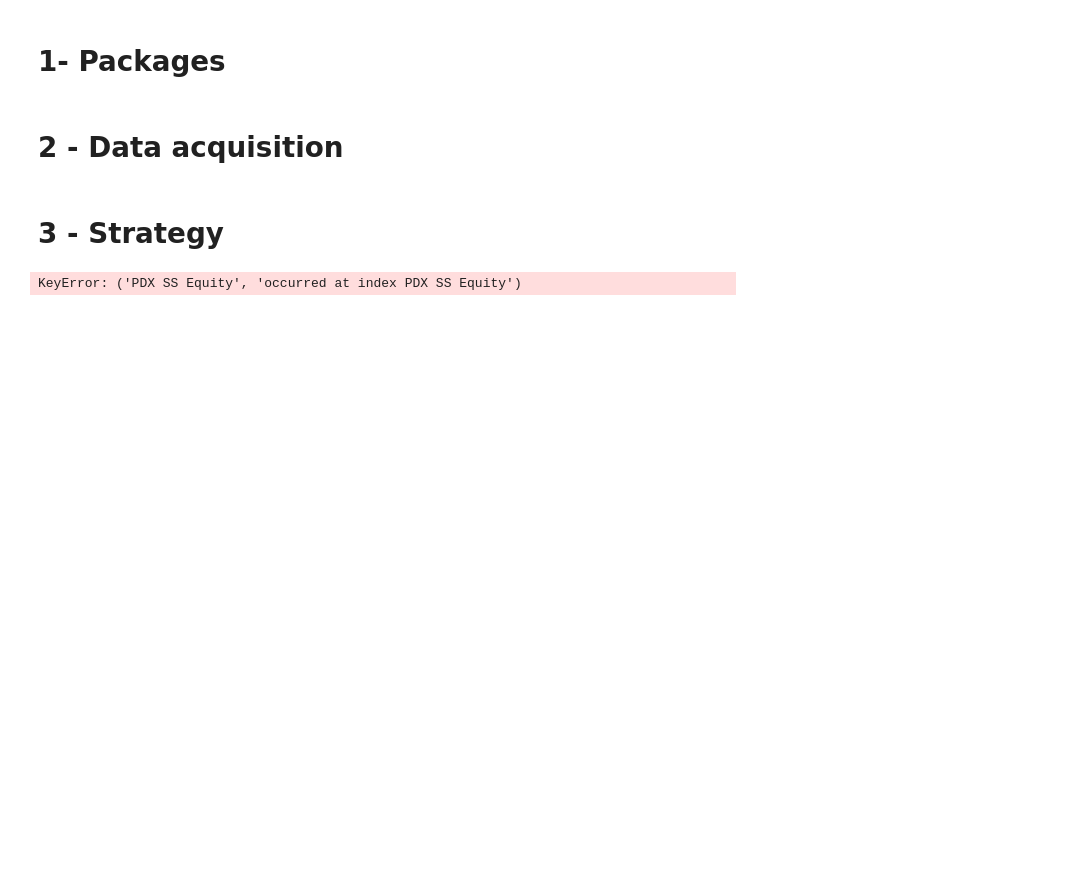
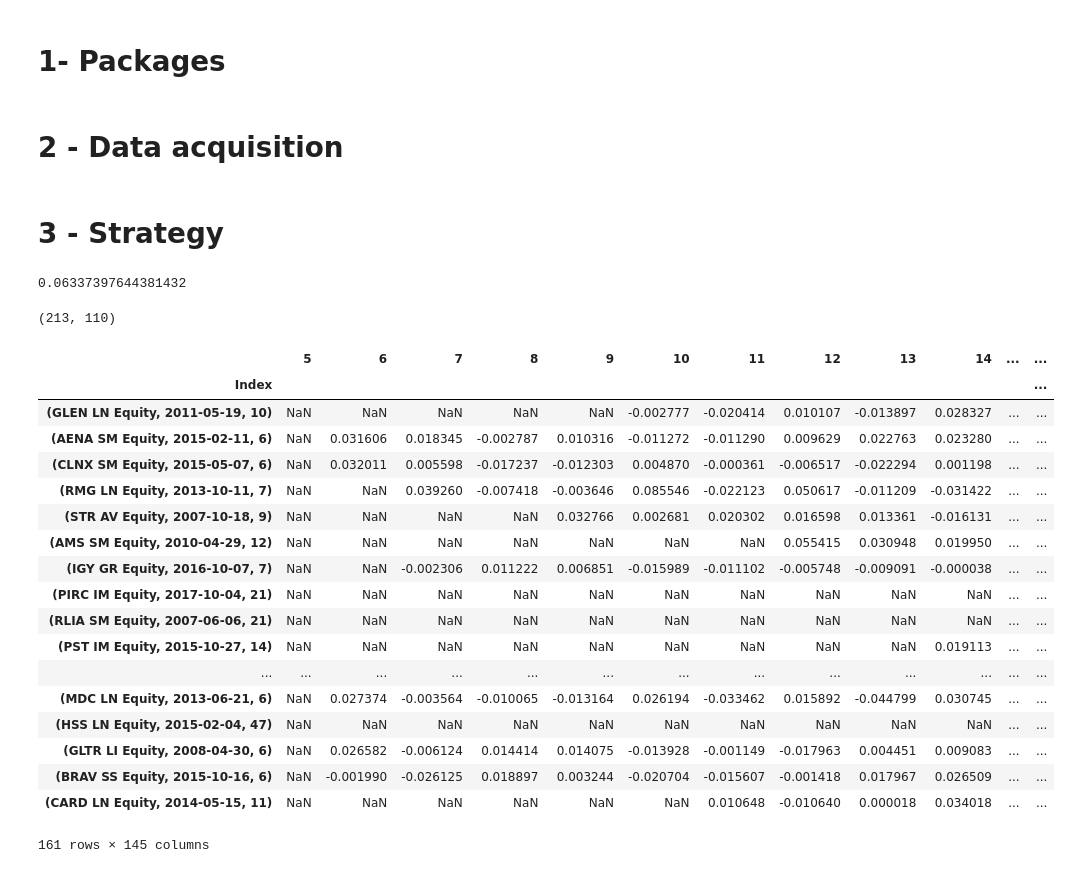
Before and after one commit to zliyclh/IPO, a Jupyter notebook: IPO.ipynb, the cells around one changed output. Drawn from its saved outputs; the diff is of its cells as text; code cells hidden in the pictures; blank space fills up the shorter version.

Commit message:
finish europe

```diff
--- a/IPO.ipynb
+++ b/IPO.ipynb
@@ -31,18 +31,46 @@ abs_return_Europe,rel_return_Europe=get_return(price_Europe,index_Europe)
 # %% [markdown]
 # 3 - Strategy
 # %%
-def IPO_long(data_df,price_df,return_df,Size,Open,Volume,liquidity_constraint,start_day,end_day):
+def IPO_long(data_df,price_df,return_df,Size,Open,Volume,liquidity_constraint,start_day,end_day,holding):
     target_data=data_df[(data_df["Market_cap"]>=Size)&(data_df["Offer_Day1_Open"]>Open)&(data_df["Volume_shares"]>Volume)&(data_df["5d_liquidity"]>liquidity_constraint)]
     target_price=price_df.loc[target_data.index.tolist()]
     high_evaluate=(target_price.expanding(min_periods=start_day,axis=1).max()==target_price).iloc[:,start_day-1:end_day]
     high_evaluate=high_evaluate[high_evaluate==True].dropna(how='all',axis=0)
     trade_day=high_evaluate.apply(lambda x:x.tolist().index(1.0),axis=1)
     target_return=return_df.loc[trade_day.index]
-    signal_df=target_return.apply(lambda x:x[5-1+day[x.name]:5-1+day[x.name]+40],axis=1).shift(1,axis=1)
+    signal_df=target_return.apply(lambda x:x[5-1+trade_day[x.name]:5-1+trade_day[x.name]+holding],axis=1).shift(1,axis=1)
     signal_df["Index"]=signal_df.apply(lambda x:(x.name,data_df["IPO_date"].loc[x.name].date(),trade_day[x.name]+6),axis=1)
     signal_df=signal_df.set_index("Index")
     return signal_df
 # %%
-signal_df=IPO_long(Europe,price_Europe,rel_return_Europe,500,0.1,0.25,5,5,50)
+signal_Europe=IPO_long(Europe,price_Europe,rel_return_Europe,300,-1,0.1,5,5,100,40)
-# %% [output]
-KeyError: ('PDX SS Equity', 'occurred at index PDX SS Equity')
+# %%
+signal_Europe.sum(axis=1).mean()
+# %% [output]
+0.06337397644381432
+# %%
+signal_Europe.shape
+# %% [output]
+(213, 110)
+# %%
+signal_Europe
+# %% [output]
+|  | 5 | 6 | 7 | 8 | 9 | 10 | 11 | 12 | 13 | 14 | ... | ... |
+| Index |  |  |  |  |  |  |  |  |  |  |  | ... |
+| (GLEN LN Equity, 2011-05-19, 10) | NaN | NaN | NaN | NaN | NaN | -0.002777 | -0.020414 | 0.010107 | -0.013897 | 0.028327 | ... | ... |
+| (AENA SM Equity, 2015-02-11, 6) | NaN | 0.031606 | 0.018345 | -0.002787 | 0.010316 | -0.011272 | -0.011290 | 0.009629 | 0.022763 | 0.023280 | ... | ... |
+| (CLNX SM Equity, 2015-05-07, 6) | NaN | 0.032011 | 0.005598 | -0.017237 | -0.012303 | 0.004870 | -0.000361 | -0.006517 | -0.022294 | 0.001198 | ... | ... |
+| (RMG LN Equity, 2013-10-11, 7) | NaN | NaN | 0.039260 | -0.007418 | -0.003646 | 0.085546 | -0.022123 | 0.050617 | -0.011209 | -0.031422 | ... | ... |
+| (STR AV Equity, 2007-10-18, 9) | NaN | NaN | NaN | NaN | 0.032766 | 0.002681 | 0.020302 | 0.016598 | 0.013361 | -0.016131 | ... | ... |
+| (AMS SM Equity, 2010-04-29, 12) | NaN | NaN | NaN | NaN | NaN | NaN | NaN | 0.055415 | 0.030948 | 0.019950 | ... | ... |
+| (IGY GR Equity, 2016-10-07, 7) | NaN | NaN | -0.002306 | 0.011222 | 0.006851 | -0.015989 | -0.011102 | -0.005748 | -0.009091 | -0.000038 | ... | ... |
+| (PIRC IM Equity, 2017-10-04, 21) | NaN | NaN | NaN | NaN | NaN | NaN | NaN | NaN | NaN | NaN | ... | ... |
+| (RLIA SM Equity, 2007-06-06, 21) | NaN | NaN | NaN | NaN | NaN | NaN | NaN | NaN | NaN | NaN | ... | ... |
+| (PST IM Equity, 2015-10-27, 14) | NaN | NaN | NaN | NaN | NaN | NaN | NaN | NaN | NaN | 0.019113 | ... | ... |
+| ... | ... | ... | ... | ... | ... | ... | ... | ... | ... | ... | ... | ... |
+| (MDC LN Equity, 2013-06-21, 6) | NaN | 0.027374 | -0.003564 | -0.010065 | -0.013164 | 0.026194 | -0.033462 | 0.015892 | -0.044799 | 0.030745 | ... | ... |
+| (HSS LN Equity, 2015-02-04, 47) | NaN | NaN | NaN | NaN | NaN | NaN | NaN | NaN | NaN | NaN | ... | ... |
+| (GLTR LI Equity, 2008-04-30, 6) | NaN | 0.026582 | -0.006124 | 0.014414 | 0.014075 | -0.013928 | -0.001149 | -0.017963 | 0.004451 | 0.009083 | ... | ... |
+| (BRAV SS Equity, 2015-10-16, 6) | NaN | -0.001990 | -0.026125 | 0.018897 | 0.003244 | -0.020704 | -0.015607 | -0.001418 | 0.017967 | 0.026509 | ... | ... |
+| (CARD LN Equity, 2014-05-15, 11) | NaN | NaN | NaN | NaN | NaN | NaN | 0.010648 | -0.010640 | 0.000018 | 0.034018 | ... | ... |
+161 rows × 145 columns
```
